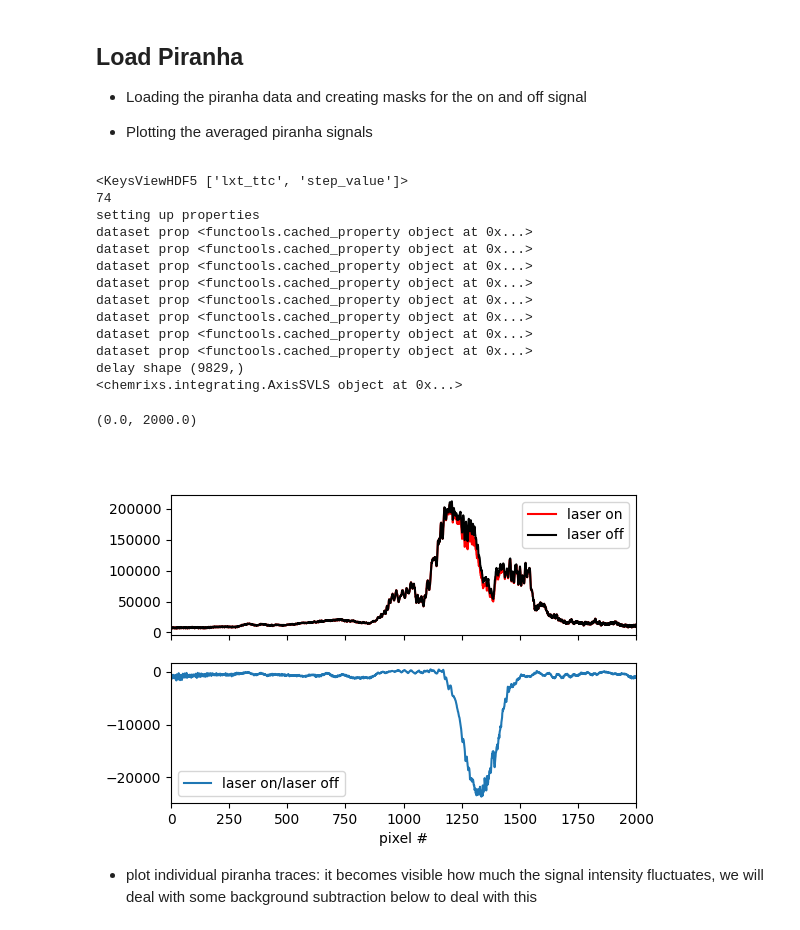
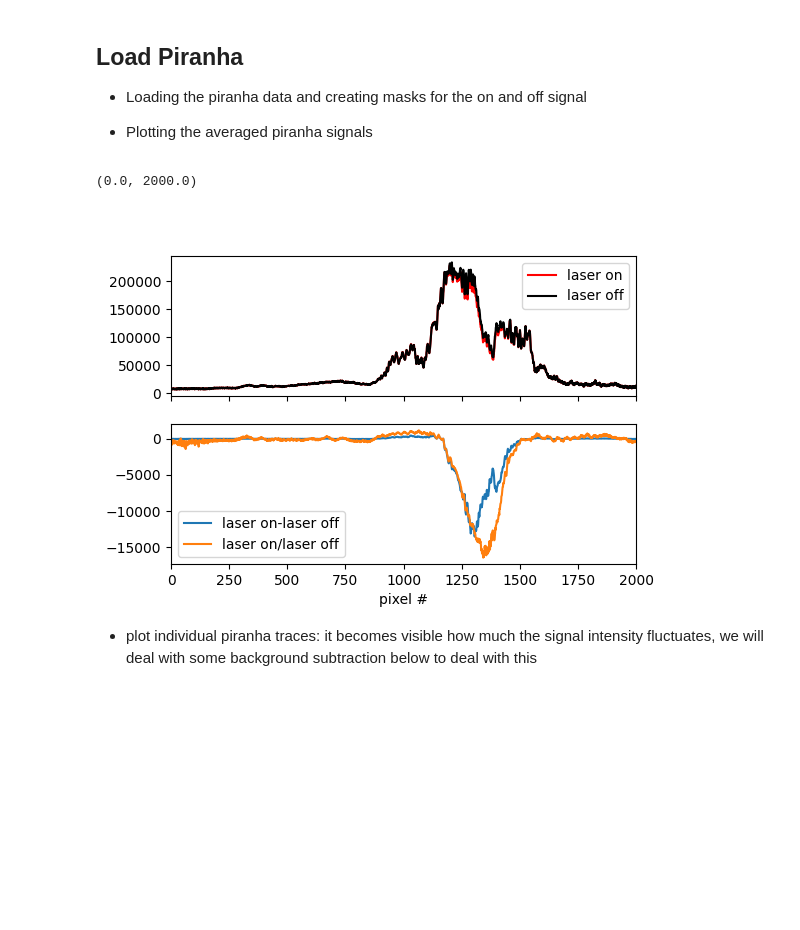
Before and after one commit to AmkeNimm/DataAcceleratorChemRIXS, a Jupyter notebook: jupyter_notebook/TT_test.ipynb, the cells around one changed output. Saved outputs shown, nothing was run; the diff lists cells and outputs as text; code cells hidden in the pictures; blank space fills up the shorter version.

```diff
--- a/jupyter_notebook/TT_test.ipynb
+++ b/jupyter_notebook/TT_test.ipynb
@@ -114,40 +129,27 @@ Text(0.5, 0, 'frame #')
 # %%
 
 expected_count = st.mode(proc.data.integrating.axis_svls.count, keepdims=False)[0]
 
 data.integrating.axis_svls.piranha.shape
 mask_on = ((proc.data.integrating.axis_svls.eventcodes[:,proc.data.yaml['evc'][True]]/proc.data.integrating.axis_svls.count) >0.5).squeeze()# (data.integrating.axis_svls.eventcodes[:,272]==1)# np.asarray([data.integrating.axis_svls.eventcodes[:,data.yaml['evc'][True]]/expected_count>0.5]).squeeze()
 mask_off = ((proc.data.integrating.axis_svls.eventcodes[:,proc.data.yaml['evc'][False]]/proc.data.integrating.axis_svls.count) >0.5).squeeze() #(data.integrating.axis_svls.eventcodes[:,273]==1)#
 
 piranha = (proc.data.integrating.axis_svls.piranha)
 piranha_on = (proc.data.integrating.axis_svls.piranha[mask_on,:])
 piranha_off =(proc.data.integrating.axis_svls.piranha[mask_off,:])
 
 fig,ax=plt.subplots(2,1,figsize=(6,4),sharex=True)
 ax[0].plot(np.nanmean(piranha_on,axis=0).T, 'r',label='laser on')
 ax[0].plot(np.nanmean(piranha_off,axis=0).T, 'k',label='laser off')
 ax[0].legend()
-# ax[1].plot((np.nanmean(piranha_on,axis=0))-(np.mean(piranha_off,axis=0)),label='laser on-laser off')
+ax[1].plot((np.nanmean(piranha_on,axis=0))-(np.mean(piranha_off,axis=0)),label='laser on-laser off')
 ax[1].plot(((np.nanmean(piranha_on,axis=0))/(np.mean(piranha_off,axis=0))-1)*2e5,label='laser on/laser off')
 ax[1].legend()
 ax[1].set_xlabel('pixel #')
 ax[1].set_xlim(0,2000)
 # %% [output]
-<KeysViewHDF5 ['lxt_ttc', 'step_value']>
-74
-setting up properties
-dataset prop <functools.cached_property object at 0x...>
-dataset prop <functools.cached_property object at 0x...>
-dataset prop <functools.cached_property object at 0x...>
-dataset prop <functools.cached_property object at 0x...>
-dataset prop <functools.cached_property object at 0x...>
-dataset prop <functools.cached_property object at 0x...>
-dataset prop <functools.cached_property object at 0x...>
-dataset prop <functools.cached_property object at 0x...>
-delay shape (9829,)
-<chemrixs.integrating.AxisSVLS object at 0x...>
+(0.0, 2000.0)
-(0.0, 2000.0)
-[figure, old version]
+[figure, new version]
 # %% [markdown]
 - plot individual piranha traces: it becomes visible how much the signal intensity fluctuates, we will deal with some background subtraction below to deal with this
 # %%
```
Also changed, not shown: parts of 9 cells of this notebook, 2 other files.
